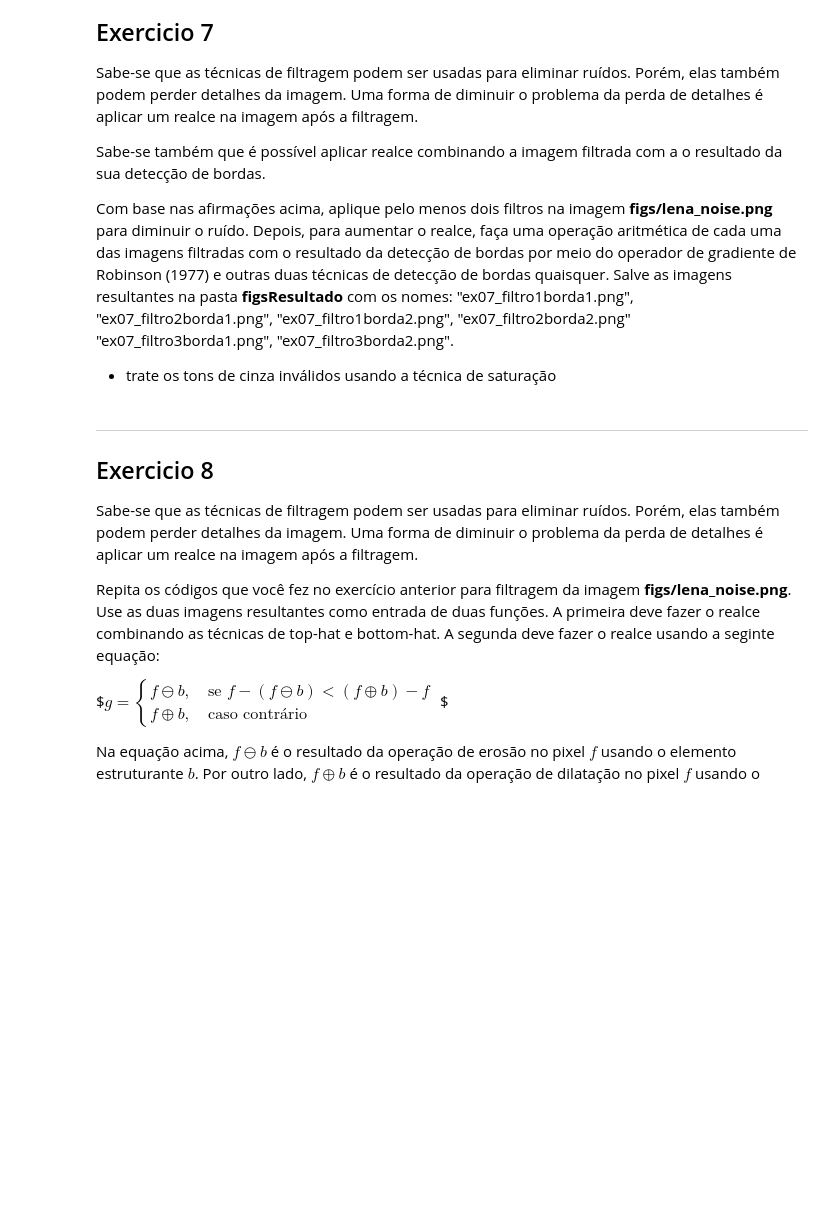
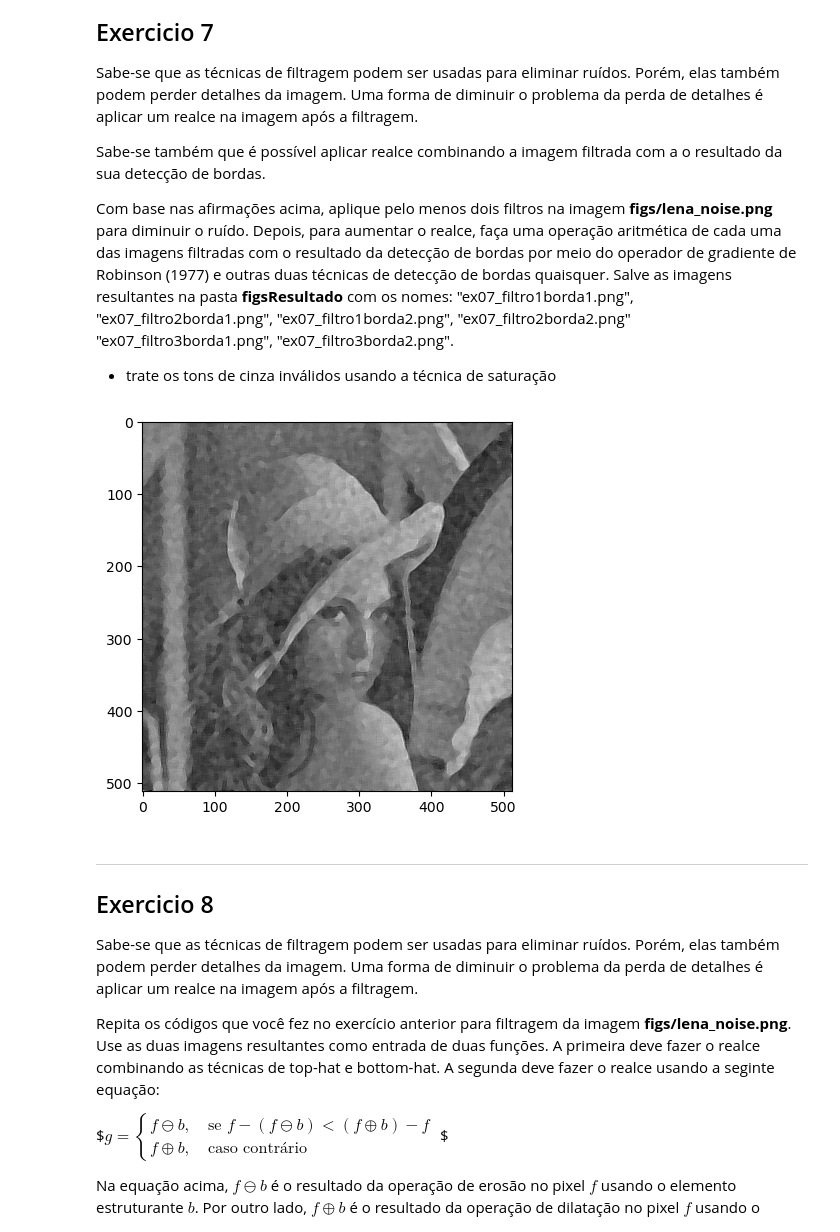
Before and after one commit to LucasMartheDeAlmeida/2023S1_AC2, a Jupyter notebook: AC2/2023S1_AC2.ipynb, the cells around one changed output. Saved outputs shown, nothing was run; the diff lists cells and outputs as text; code cells hidden in the pictures; blank space fills up the shorter version.

```diff
--- a/AC2/2023S1_AC2.ipynb
+++ b/AC2/2023S1_AC2.ipynb
@@ -576,6 +654,31 @@ Sabe-se também que é possível aplicar realce combinando a imagem filtrada com
 Com base nas afirmações acima, aplique pelo menos dois filtros na imagem **figs/lena_noise.png** para diminuir o ruído. Depois, para aumentar o realce, faça uma operação aritmética de cada uma das imagens filtradas com o resultado da detecção de bordas por meio do operador de gradiente de Robinson (1977) e outras duas técnicas de detecção de bordas quaisquer. Salve as imagens resultantes na pasta **figsResultado** com os nomes: "ex07_filtro1borda1.png", "ex07_filtro2borda1.png", "ex07_filtro1borda2.png", "ex07_filtro2borda2.png"  "ex07_filtro3borda1.png", "ex07_filtro3borda2.png".
 
  - trate os tons de cinza inválidos usando a técnica de saturação
+# %%
+import cv2
+import numpy as np
+import matplotlib.pyplot as plt
+
+CAMINHO_IMAGEM ='figs/lena_noise.png'
+
+
+
+imagem = cv2.imread(CAMINHO_IMAGEM)
+imagem_filtrada = cv2.blur(imagem, (5, 5))
+imagem_filtrada2 = cv2.medianBlur(imagem_filtrada, 9)
+
+
+kernel1 = np.array([[-1, -1, -1],
+                   [-1, 9, -1],
+                   [-1, -1, -1]])
+
+Realce = cv2.filter2D(imagem_filtrada2, ddepth= -1,kernel = kernel1)
+
+plt.imshow(Realce)
+
+plt.show()
+# %% [output]
+[figure, added]
 # %% [markdown]
 ----
 ## Exercicio 8
```
Also changed, not shown: parts of 8 cells of this notebook, 8 other files.
